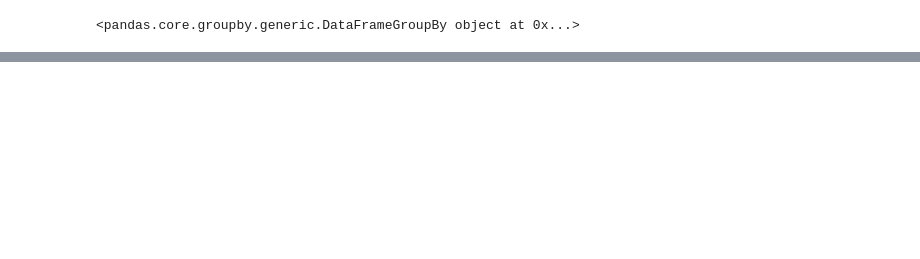
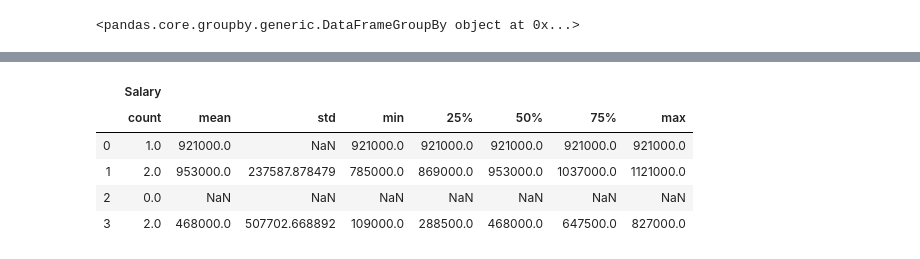
Before and after one commit to AbhishekKumar-0311/Machine-Learning-with-Python, a Jupyter notebook: Pandas/Learning_Pandas_Part_4.ipynb, the cells around one changed output, grey strips where cells are left out. Drawn from its saved outputs; the diff is of its cells as text; code cells hidden in the pictures; blank space fills up the shorter version.

```diff
--- a/Pandas/Learning_Pandas_Part_4.ipynb
+++ b/Pandas/Learning_Pandas_Part_4.ipynb
@@ -196,0 +290,5 @@ grouped_2
+# %%
+# as_index = False does not create the groupby columns as Indexes
+
+grouped_3a = emp_df_1.groupby(['Department','Gender'], as_index = False)
+grouped_3a
@@ -196,0 +337,9 @@ grouped_2
+# %%
+grouped_3a.describe()
+# %% [output]
+|  | Salary |  |  |  |  |  |  |  |
+|  | count | mean | std | min | 25% | 50% | 75% | max |
+| 0 | 1.0 | 921000.0 | NaN | 921000.0 | 921000.0 | 921000.0 | 921000.0 | 921000.0 |
+| 1 | 2.0 | 953000.0 | 237587.878479 | 785000.0 | 869000.0 | 953000.0 | 1037000.0 | 1121000.0 |
+| 2 | 0.0 | NaN | NaN | NaN | NaN | NaN | NaN | NaN |
+| 3 | 2.0 | 468000.0 | 507702.668892 | 109000.0 | 288500.0 | 468000.0 | 647500.0 | 827000.0 |
```
Also changed, not shown: parts of 52 cells of this notebook.
